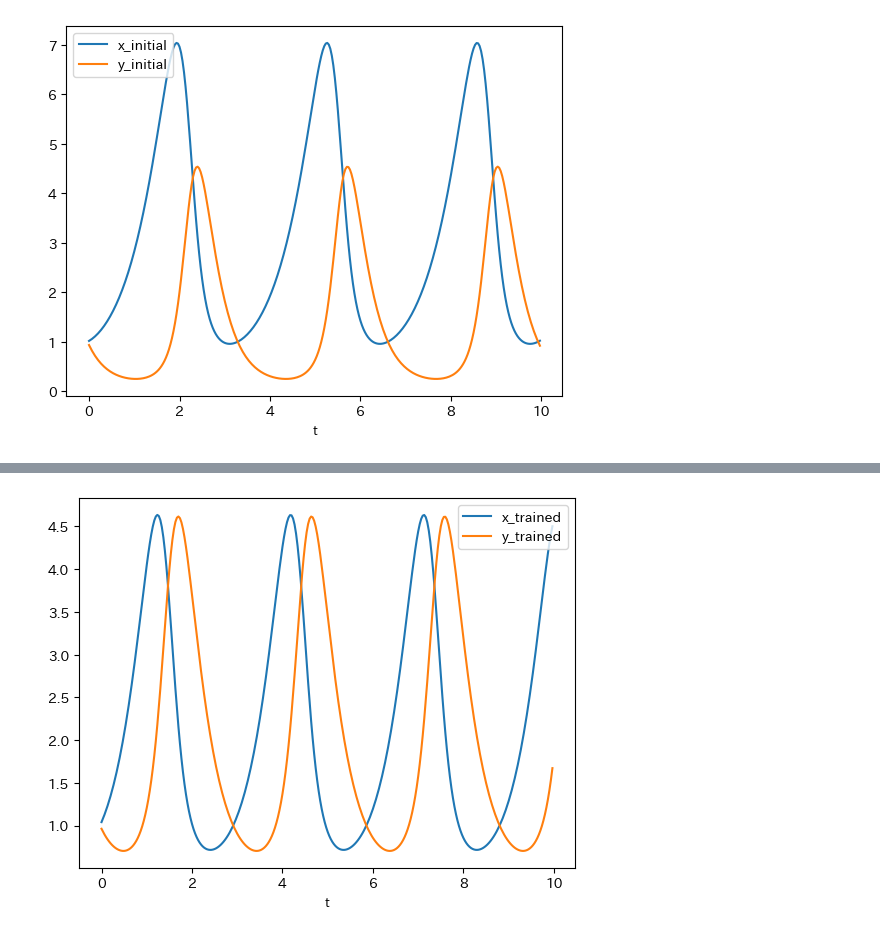
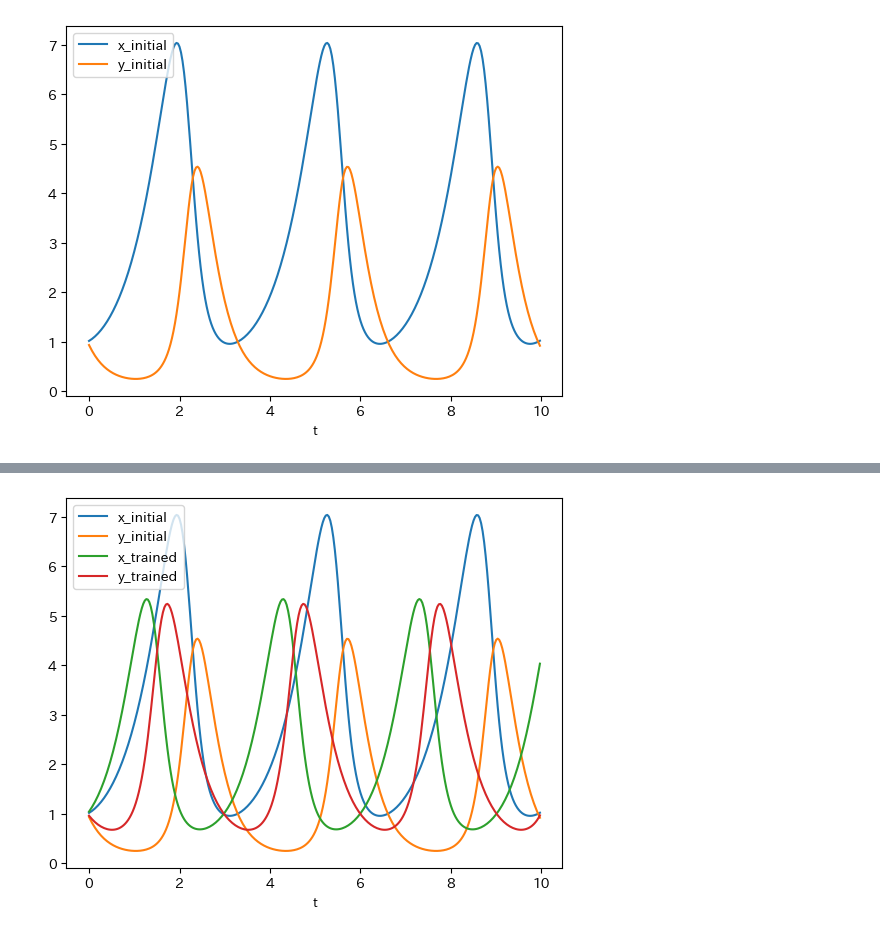
Before and after one commit to gomi-kuzu/model_base_deep, a Jupyter notebook: work/TranslateToPy/Chapter_6/DU_Euler_LV_py.ipynb, the cells around one changed output, grey strips where cells are left out. Saved outputs shown, nothing was run; the diff lists cells and outputs as text; code cells hidden in the pictures.

```diff
--- a/work/TranslateToPy/Chapter_6/DU_Euler_LV_py.ipynb
+++ b/work/TranslateToPy/Chapter_6/DU_Euler_LV_py.ipynb
@@ -50,7 +50,7 @@ def DU_Euler(params):
     return loss
 # %%
 adam_lr = 1e-1
-train_itr = 50
+train_itr = 200
 
 opt_init, opt_update, get_params = optimizers.adam(adam_lr)
 
@@ -77,6 +77,6 @@ x, y = Euler(p_trained)
 df["x_trained"] = x
 df["y_trained"] = y
 # %%
-df.plot(x = "t", y =["x_trained", "y_trained"]);
+df.plot(x = "t", y = df.columns[1:]);
 # %% [output]
-[figure, old version]
+[figure, new version]
```
Also changed, not shown: parts of 2 cells of this notebook.
